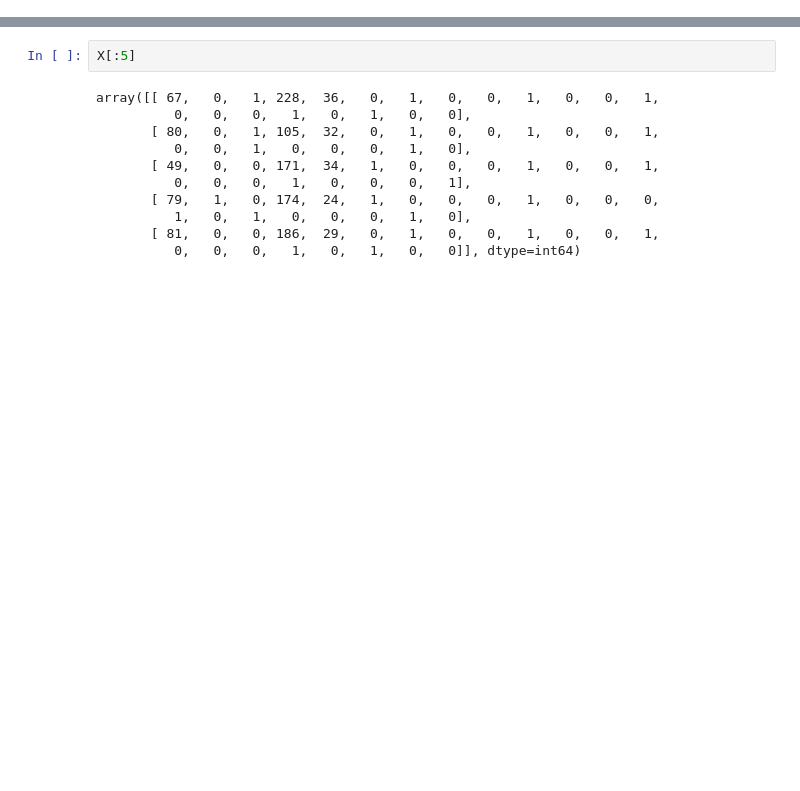
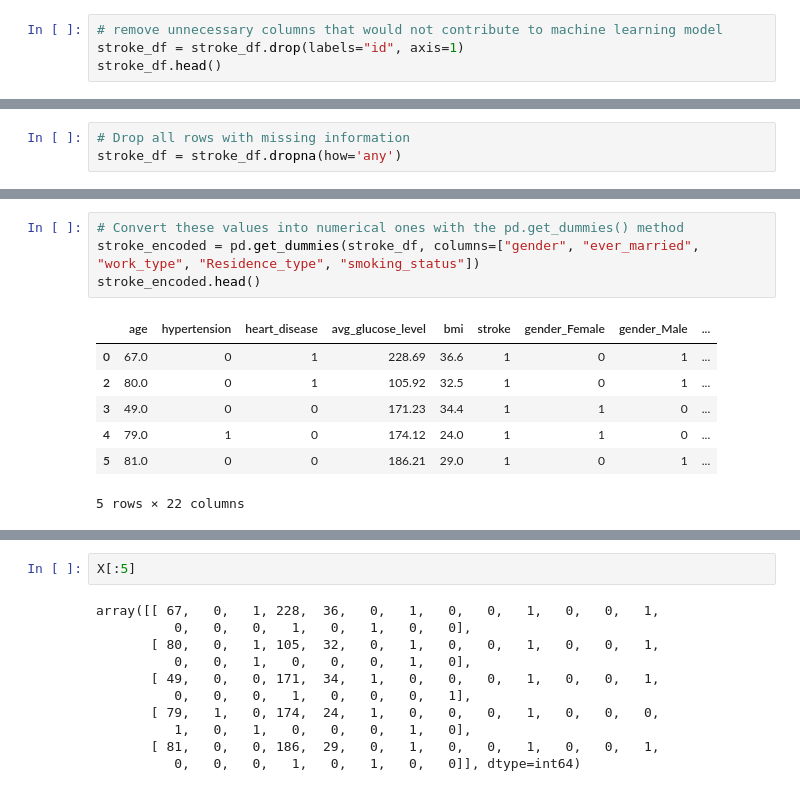
Before and after one commit to bishopce16/stroke_prediction_analysis, a Jupyter notebook: Machine_Learning/gradient_boosting_model.ipynb, the cells around one changed output, grey strips where cells are left out. Drawn from its saved outputs; the diff is of its cells as text; blank space fills up the shorter version.

```diff
--- a/Machine_Learning/gradient_boosting_model.ipynb
+++ b/Machine_Learning/gradient_boosting_model.ipynb
@@ -54,0 +60,4 @@ Name: stroke, dtype: int64
+# %%
+# remove unnecessary columns that would not contribute to machine learning model
+stroke_df = stroke_df.drop(labels="id", axis=1)
+stroke_df.head()
@@ -54,0 +71,3 @@ Name: stroke, dtype: int64
+# %%
+# Drop all rows with missing information
+stroke_df = stroke_df.dropna(how='any')
@@ -54,0 +113,12 @@ Name: stroke, dtype: int64
+# %%
+# Convert these values into numerical ones with the pd.get_dummies() method
+stroke_encoded = pd.get_dummies(stroke_df, columns=["gender", "ever_married", "work_type", "Residence_type", "smoking_status"])
+stroke_encoded.head()
+# %% [output]
+|  | age | hypertension | heart_disease | avg_glucose_level | bmi | stroke | gender_Female | gender_Male | ... |
+| 0 | 67.0 | 0 | 1 | 228.69 | 36.6 | 1 | 0 | 1 | ... |
+| 2 | 80.0 | 0 | 1 | 105.92 | 32.5 | 1 | 0 | 1 | ... |
+| 3 | 49.0 | 0 | 0 | 171.23 | 34.4 | 1 | 1 | 0 | ... |
+| 4 | 79.0 | 1 | 0 | 174.12 | 24.0 | 1 | 1 | 0 | ... |
+| 5 | 81.0 | 0 | 0 | 186.21 | 29.0 | 1 | 0 | 1 | ... |
+5 rows × 22 columns
```
Also changed, not shown: parts of 22 cells of this notebook.
